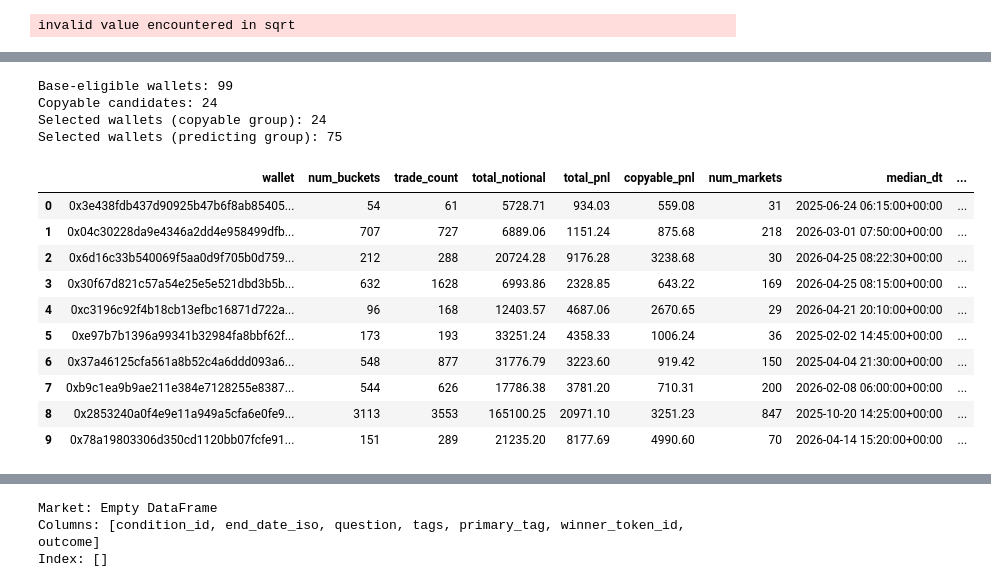
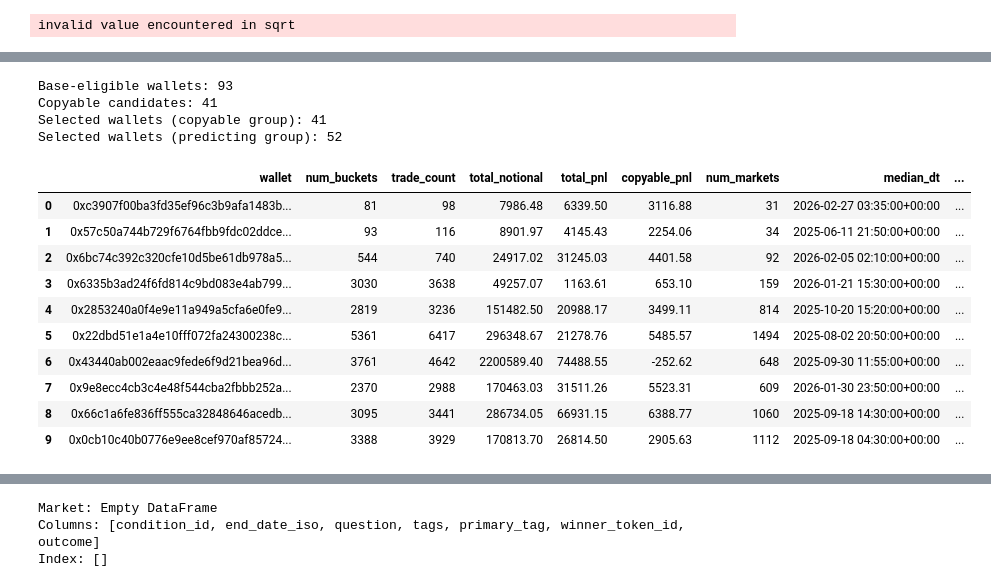
Before and after one commit to vobornij/polymarket, a Jupyter notebook: notebooks/flow/stage1_wallet_strategy_selection.ipynb, the cells around one changed output, grey strips where cells are left out. Cells and saved outputs as stored; diff of their text form; code cells hidden in the pictures.

```diff
--- a/notebooks/flow/stage1_wallet_strategy_selection.ipynb
+++ b/notebooks/flow/stage1_wallet_strategy_selection.ipynb
@@ -39,6 +39,7 @@ The autoreload extension is already loaded. To reload it, use:
 # %%
 # ── configuration ─────────────────────────────────────────────────────────────
 RECENCY_DAYS     = 90
+MAX_LEAD_DAYS = 14  # keep only trades within this many days of contract resolution (2 weeks)
 
 PRICE_BUCKET_BINS   = [0.0, 0.1, 0.25, 0.4, 0.6, 0.75, 0.9, 1.0]
 PRICE_BUCKET_LABELS = [
@@ -53,7 +54,6 @@ WORKSPACE_DIR.mkdir(parents=True, exist_ok=True)
 dataset = ds.dataset(TRADES_DIR, format="parquet")
 TAGS = set(['Politics'])
 # TAGS = set(['Weather'])
-# TAGS = set(['Politics'])
 # TAGS = set(['Awards'])
 # TAGS = set(['MrBeast', 'Trump', 'Elections', 'Celebrities', 'Elon Musk', 'YouTube'])
 
@@ -135,6 +135,16 @@ df_full['outcome'] = df_full['outcome_x']
 del df_full['outcome_x'], df_full['outcome_y']
 
 df_full["dt"] = pd.to_datetime(df_full["dt"], utc=True)
+
+lead = (
+    pd.to_datetime(df_full["last_condition_trade_ts"], utc=True, errors="coerce")
+    - df_full["dt"]
+)
+df_full = df_full[lead <= pd.Timedelta(days=MAX_LEAD_DAYS)].copy()
+print(
+    f"Lead filter (<= {MAX_LEAD_DAYS}d before resolution): "
+    f"{len(df_full):,} trades"
+)
 
 # Normalise grouped schema → canonical fill-level names
 if "total_quantity" in df_full.columns and "quantity" not in df_full.columns:
@@ -159,6 +169,7 @@ df_full["notional"] = np.where(
     df_full["usdc_amount"],
     df_full["quantity"] * (1 - df_full["price"].astype(float)),
 )
+df_full['is_train'] = df_full['last_condition_trade_ts'] <= pd.Timestamp("2026-03-01", tz="UTC")
 
 df_slice = df_full[df_full["is_train"]].copy()
 
@@ -334,6 +334,7 @@ wallet_vol_train['copyable_pnl_factor'] = np.clip(
     1.0,
 ).fillna(0.0)
 wallet_vol_train['copyable_roi'] = wallet_vol_train['average_roi'] * wallet_vol_train['copyable_pnl_factor']
+wallet_vol_train['buy_copyable_roi'] = wallet_vol_train['buy_copyable_pnl'] / wallet_vol_train['buy_copyable_notional'].replace(0, np.nan)
 
 # Keep sorting deterministic for downstream filtering/inspection.
 wallet_vol_train.sort_values('copyable_roi', ascending=False, inplace=True)
@@ -382,8 +372,8 @@ base_mask = (
     # & (candidates['median_roi'] >= 0)
     & (candidates['num_buckets'] >= 20)
     & (candidates['num_markets'] >= 15)
-    & (candidates['max_drawdown_to_pnl'] <= 0.2)
-    & (candidates['top_market_pnl_pct'] < 0.25)
+    & (candidates['max_drawdown_to_pnl'] <= 0.3)
+    & (candidates['top_market_pnl_pct'] < 0.45)
     # & (candidates['top5_pnl_pct'] < 0.55)
     # & (candidates['top10_pnl_pct'].fillna(0.85) < 0.8)
     # & (candidates['top_market_abs_pnl_pct'].fillna(candidates['top_market_pnl_pct']) < 0.25)
@@ -393,21 +383,16 @@ base_mask = (
 )
 
 base_mask2 = (
-    (candidates['buy_roi'] >= 0.04)
-    # & (candidates['median_roi'] >= 0)
-    & (candidates['num_buckets'] >= 20)
-    & (candidates['num_markets'] >= 15)
+    (candidates['buy_roi'] >= 0.05)
+    & (candidates['num_markets'] >= 30)
+    & (candidates['num_buckets'] >= 50)
     & (candidates['max_drawdown_to_pnl'] <= 0.2)
-    & (candidates['max_copyable_drawdown_to_copyable_pnl'] <= 0.3)
-    # & (candidates['top_market_pnl_pct'] < 0.25)
-    # & (candidates['top5_pnl_pct'] < 0.55)
-    # & (candidates['top10_pnl_pct'].fillna(0.85) < 0.8)
     & (candidates['market_pnl_hhi'].fillna(0.20) < 0.2)
     & (candidates['median_dt'].dt.date <= (pd.Timestamp.today().date() - pd.Timedelta(days=30)))
-    & (candidates['total_notional'] >= 1_000)
+    & (candidates['total_notional'] >= 5_000)
 )
 
-eligible_base = candidates[base_mask].copy()
+eligible_base = candidates[base_mask2].copy()
 if eligible_base.empty:
     raise ValueError('No wallets passed base eligibility filters.')
 
@@ -430,18 +415,8 @@ eligible_base['predictability_score'] = eligible_base['sample_mult'] * (
 eligible_base['predicting_final_score'] = eligible_base['predictability_score']
 
 copyable_mask = (
-    (eligible_base['copyable_pnl'] > 0)
-    & (eligible_base['average_roi'] >= 0.04)
-    # & (eligible_base['copyable_pnl_factor'] >= 0.1)
-    & (eligible_base['copyable_roi'] >= 0.05)
-    # & (eligible_base['median_roi'] >= 0.00)
-    # & (eligible_base['average_roi'] >= 0.04)
-    # & (
-    #     eligible_base['max_copyable_drawdown_to_copyable_pnl']
-    #     .fillna(eligible_base['max_drawdown_to_pnl'])
-    #     .fillna(0.0)
-    #     <= 0.3
-    # )
+    (eligible_base['buy_copyable_pnl'] > 1000)
+    & (eligible_base['buy_copyable_roi'] >= 0.05)
 )
 copyable_candidates = eligible_base[copyable_mask].copy()
 copyable_candidates['copyable_efficiency'] = copyable_candidates['copyable_pnl'].fillna(0.0) / (copyable_candidates['total_notional'].fillna(0.0) + 1.0)
@@ -467,47 +442,47 @@ wallet_cohorts['copyable_group'] = (
     .sort_values('final_score', ascending=False)
     .reset_index(drop=True)
 )
 
 predicting_pool = eligible_base[
     ~eligible_base['wallet'].isin(wallet_cohorts['copyable_group']['wallet'])
 ].copy()
 wallet_cohorts['predicting_group'] = (
     predicting_pool
     # predicting_pool[predicting_pool['predicting_final_score'] >= PREDICTING_SCORE_MIN]
     .sort_values('predicting_final_score', ascending=False)
     .reset_index(drop=True)
 )
 
 overlap = set(wallet_cohorts['copyable_group']['wallet']) & set(wallet_cohorts['predicting_group']['wallet'])
 if overlap:
     raise ValueError(f'Wallet groups must be disjoint; found overlap of {len(overlap)} wallets.')
 
 wallet_cohorts['copyable_group']['wallet_quality'] = wallet_cohorts['copyable_group']['final_score']
 wallet_cohorts['predicting_group']['wallet_quality'] = wallet_cohorts['predicting_group']['predicting_final_score']
 
 wallet_cohorts['multi_filter'] = wallet_cohorts['copyable_group'].copy()
 
 print(f"Base-eligible wallets: {len(eligible_base):,}")
 print(f"Copyable candidates: {len(copyable_candidates):,}")
 print(f"Selected wallets (copyable group): {len(wallet_cohorts['copyable_group']):,}")
 print(f"Selected wallets (predicting group): {len(wallet_cohorts['predicting_group']):,}")
 wallet_cohorts['copyable_group'].head(10)
 # %% [output]
-Base-eligible wallets: 99
-Copyable candidates: 24
-Selected wallets (copyable group): 24
-Selected wallets (predicting group): 75
+Base-eligible wallets: 93
+Copyable candidates: 41
+Selected wallets (copyable group): 41
+Selected wallets (predicting group): 52
 |  | wallet | num_buckets | trade_count | total_notional | total_pnl | copyable_pnl | num_markets | median_dt | ... |
-| 0 | 0x3e438fdb437d90925b47b6f8ab85405... | 54 | 61 | 5728.71 | 934.03 | 559.08 | 31 | 2025-06-24 06:15:00+00:00 | ... |
-| 1 | 0x04c30228da9e4346a2dd4e958499dfb... | 707 | 727 | 6889.06 | 1151.24 | 875.68 | 218 | 2026-03-01 07:50:00+00:00 | ... |
-| 2 | 0x6d16c33b540069f5aa0d9f705b0d759... | 212 | 288 | 20724.28 | 9176.28 | 3238.68 | 30 | 2026-04-25 08:22:30+00:00 | ... |
-| 3 | 0x30f67d821c57a54e25e5e521dbd3b5b... | 632 | 1628 | 6993.86 | 2328.85 | 643.22 | 169 | 2026-04-25 08:15:00+00:00 | ... |
-| 4 | 0xc3196c92f4b18cb13efbc16871d722a... | 96 | 168 | 12403.57 | 4687.06 | 2670.65 | 29 | 2026-04-21 20:10:00+00:00 | ... |
-| 5 | 0xe97b7b1396a99341b32984fa8bbf62f... | 173 | 193 | 33251.24 | 4358.33 | 1006.24 | 36 | 2025-02-02 14:45:00+00:00 | ... |
-| 6 | 0x37a46125cfa561a8b52c4a6ddd093a6... | 548 | 877 | 31776.79 | 3223.60 | 919.42 | 150 | 2025-04-04 21:30:00+00:00 | ... |
-| 7 | 0xb9c1ea9b9ae211e384e7128255e8387... | 544 | 626 | 17786.38 | 3781.20 | 710.31 | 200 | 2026-02-08 06:00:00+00:00 | ... |
-| 8 | 0x2853240a0f4e9e11a949a5cfa6e0fe9... | 3113 | 3553 | 165100.25 | 20971.10 | 3251.23 | 847 | 2025-10-20 14:25:00+00:00 | ... |
-| 9 | 0x78a19803306d350cd1120bb07fcfe91... | 151 | 289 | 21235.20 | 8177.69 | 4990.60 | 70 | 2026-04-14 15:20:00+00:00 | ... |
+| 0 | 0xc3907f00ba3fd35ef96c3b9afa1483b... | 81 | 98 | 7986.48 | 6339.50 | 3116.88 | 31 | 2026-02-27 03:35:00+00:00 | ... |
+| 1 | 0x57c50a744b729f6764fbb9fdc02ddce... | 93 | 116 | 8901.97 | 4145.43 | 2254.06 | 34 | 2025-06-11 21:50:00+00:00 | ... |
+| 2 | 0x6bc74c392c320cfe10d5be61db978a5... | 544 | 740 | 24917.02 | 31245.03 | 4401.58 | 92 | 2026-02-05 02:10:00+00:00 | ... |
+| 3 | 0x6335b3ad24f6fd814c9bd083e4ab799... | 3030 | 3638 | 49257.07 | 1163.61 | 653.10 | 159 | 2026-01-21 15:30:00+00:00 | ... |
+| 4 | 0x2853240a0f4e9e11a949a5cfa6e0fe9... | 2819 | 3236 | 151482.50 | 20988.17 | 3499.11 | 814 | 2025-10-20 15:20:00+00:00 | ... |
+| 5 | 0x22dbd51e1a4e10fff072fa24300238c... | 5361 | 6417 | 296348.67 | 21278.76 | 5485.57 | 1494 | 2025-08-02 20:50:00+00:00 | ... |
+| 6 | 0x43440ab002eaac9fede6f9d21bea96d... | 3761 | 4642 | 2200589.40 | 74488.55 | -252.62 | 648 | 2025-09-30 11:55:00+00:00 | ... |
+| 7 | 0x9e8ecc4cb3c4e48f544cba2fbbb252a... | 2370 | 2988 | 170463.03 | 31511.26 | 5523.31 | 609 | 2026-01-30 23:50:00+00:00 | ... |
+| 8 | 0x66c1a6fe836ff555ca32848646acedb... | 3095 | 3441 | 286734.05 | 66931.15 | 6388.77 | 1060 | 2025-09-18 14:30:00+00:00 | ... |
+| 9 | 0x0cb10c40b0776e9ee8cef970af85724... | 3388 | 3929 | 170813.70 | 26814.50 | 2905.63 | 1112 | 2025-09-18 04:30:00+00:00 | ... |
 # %%
 df_ana = df_full[df_full["is_train"] == False].copy()
 # %%
```
Also changed, not shown: parts of 28 cells of this notebook, 59 other files.
